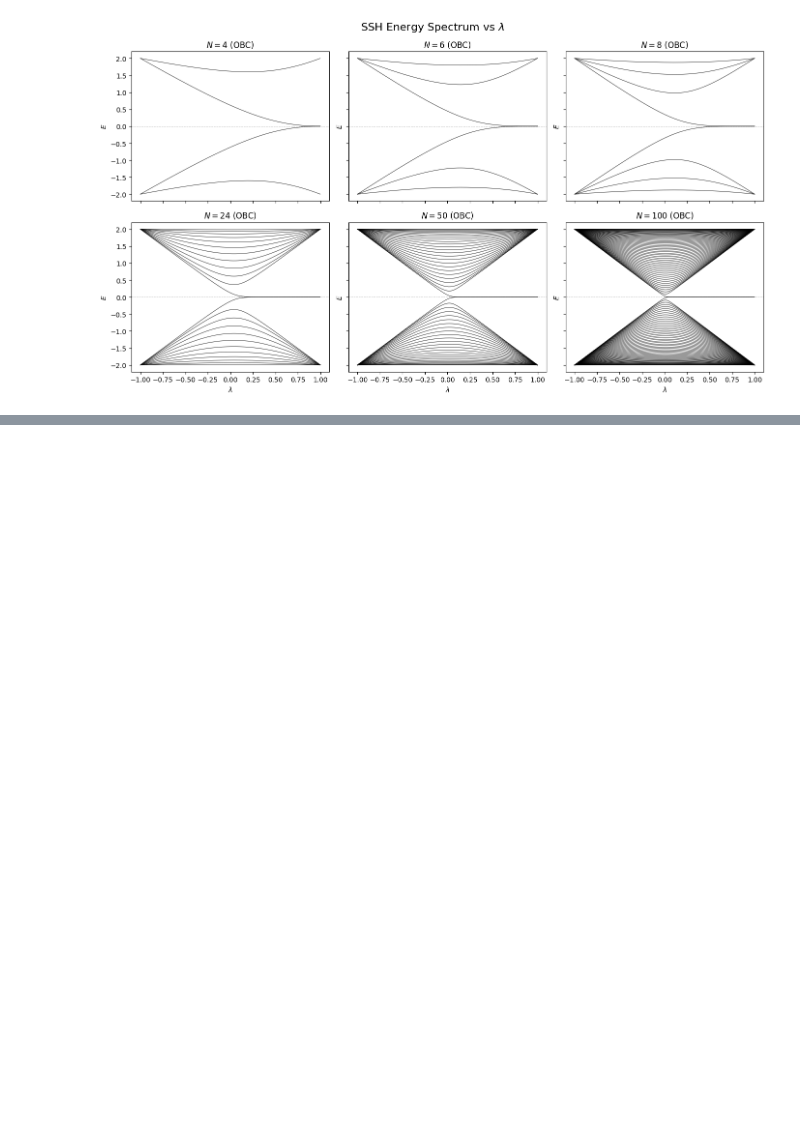
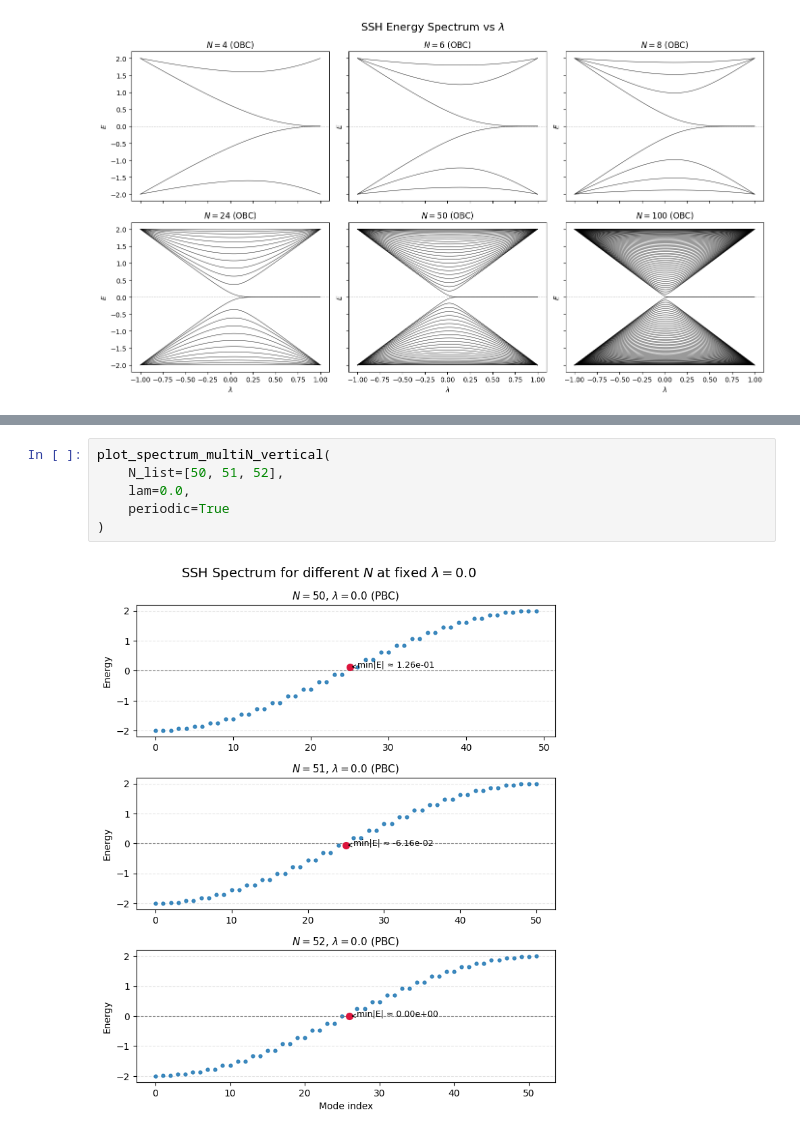
Before and after one commit to zeynepnursahinel/valorization-defect-chain, a Jupyter notebook: notebooks/defect_chain.ipynb, the cells around one changed output, grey strips where cells are left out. Cells and saved outputs as stored; diff of their text form; blank space fills up the shorter version.

Commit message:
spectrum, zero mode distribuiton addtion

```diff
--- a/notebooks/defect_chain.ipynb
+++ b/notebooks/defect_chain.ipynb
@@ -133,0 +104,8 @@ NameError: name 'plot_min_abs_energy_vs_lambda' is not defined
+# %%
+plot_spectrum_multiN_vertical(
+    N_list=[50, 51, 52],
+    lam=0.0,
+    periodic=True
+)
+# %% [output]
+[figure, added]
```
Also changed, not shown: parts of 16 cells of this notebook, 17 other files.
